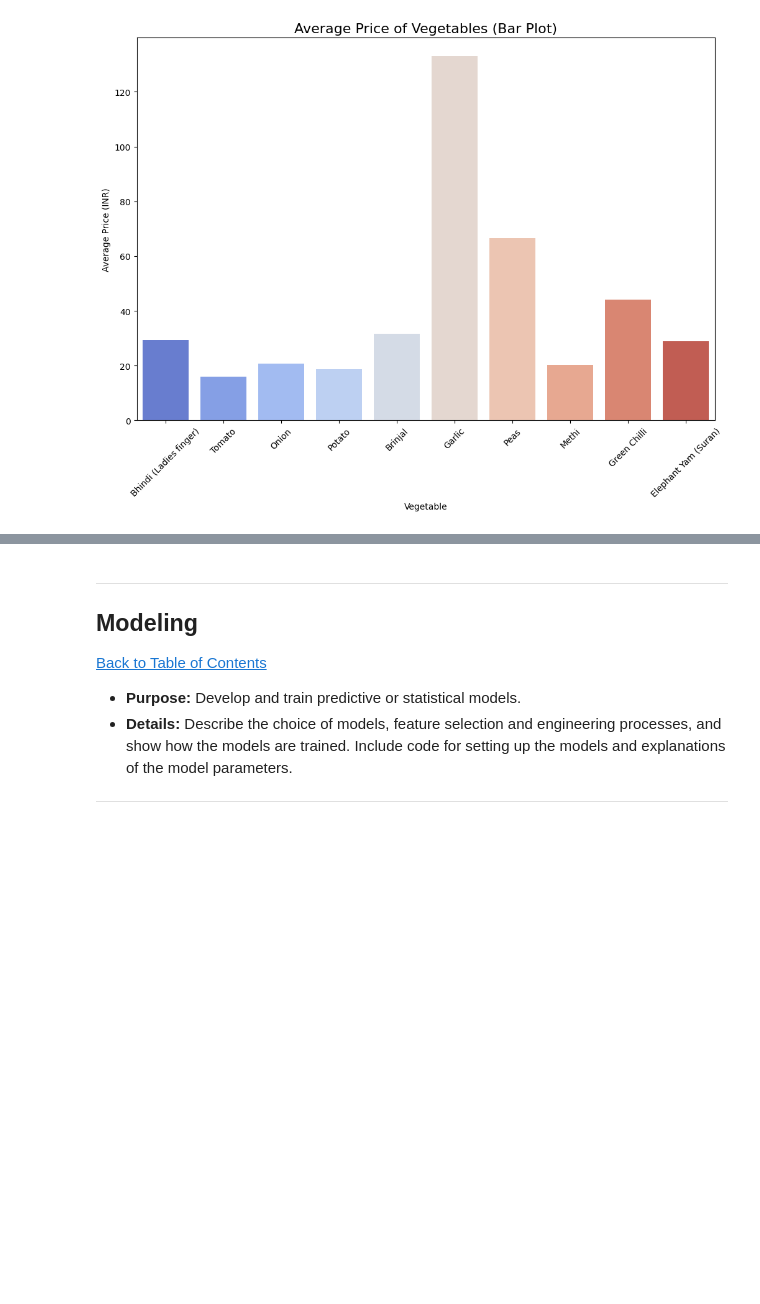
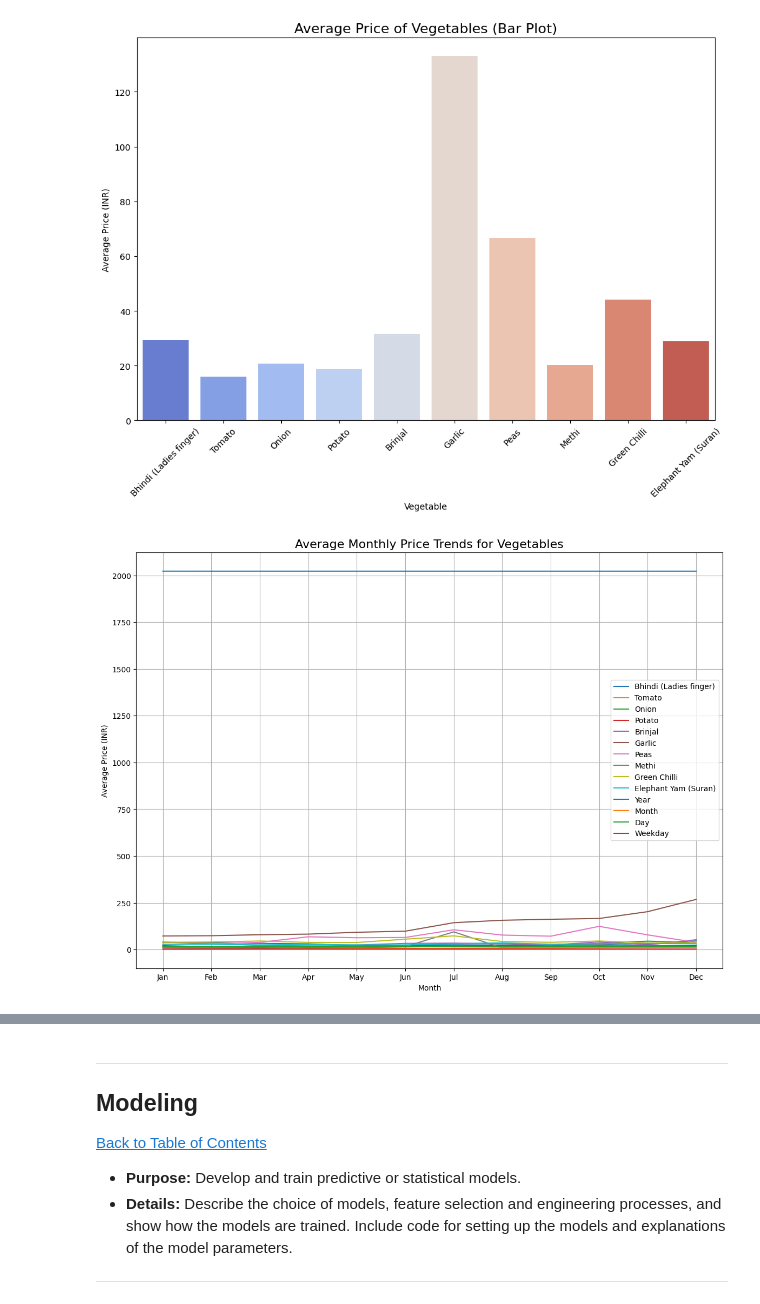
Before and after one commit to samukelisiewenkosi/VegetablePrices, a Jupyter notebook: NOTEBOOK...ipynb, the cells around one changed output, grey strips where cells are left out. Cells and saved outputs as stored; diff of their text form; code cells hidden in the pictures; blank space fills up the shorter version.

```diff
--- a/NOTEBOOK...ipynb
+++ b/NOTEBOOK...ipynb
@@ -320,3 +320,19 @@ Passing `palette` without assigning `hue` is deprecated and will be removed in v
 
   sns.barplot(x=mean_prices.index, y=mean_prices.values, palette='coolwarm')
 [figure]
+# %%
+# **1. Average Price Trends for Each Vegetable Throughout the Year**
+plt.figure(figsize=(14, 10))
+for vegetable in data.columns[1:]:  # Looping through each vegetable column (excluding 'Price Dates')
+    monthly_avg_price = data.groupby('Month')[vegetable].mean()
+    plt.plot(monthly_avg_price, label=vegetable)
+
+plt.title('Average Monthly Price Trends for Vegetables', fontsize=16)
+plt.xlabel('Month')
+plt.ylabel('Average Price (INR)')
+plt.xticks(ticks=range(1, 13), labels=['Jan', 'Feb', 'Mar', 'Apr', 'May', 'Jun', 'Jul', 'Aug', 'Sep', 'Oct', 'Nov', 'Dec'])
+plt.legend()
+plt.grid(True)
+plt.show()
+# %% [output]
+[figure, added]
```
Also changed, not shown: parts of 1 cell of this notebook.
